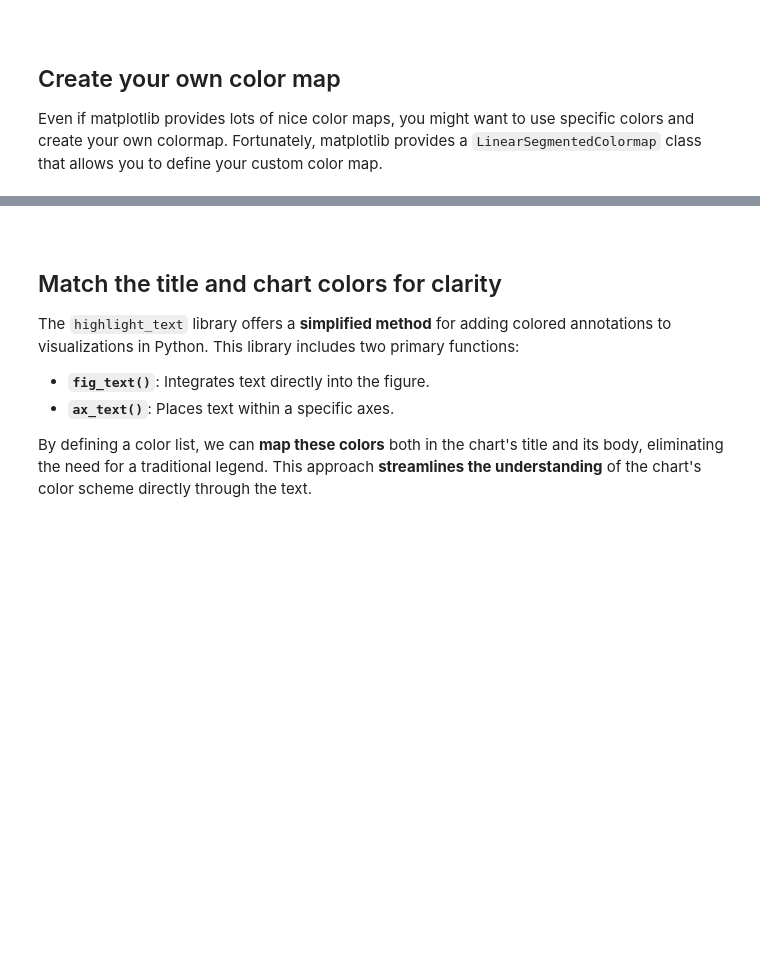
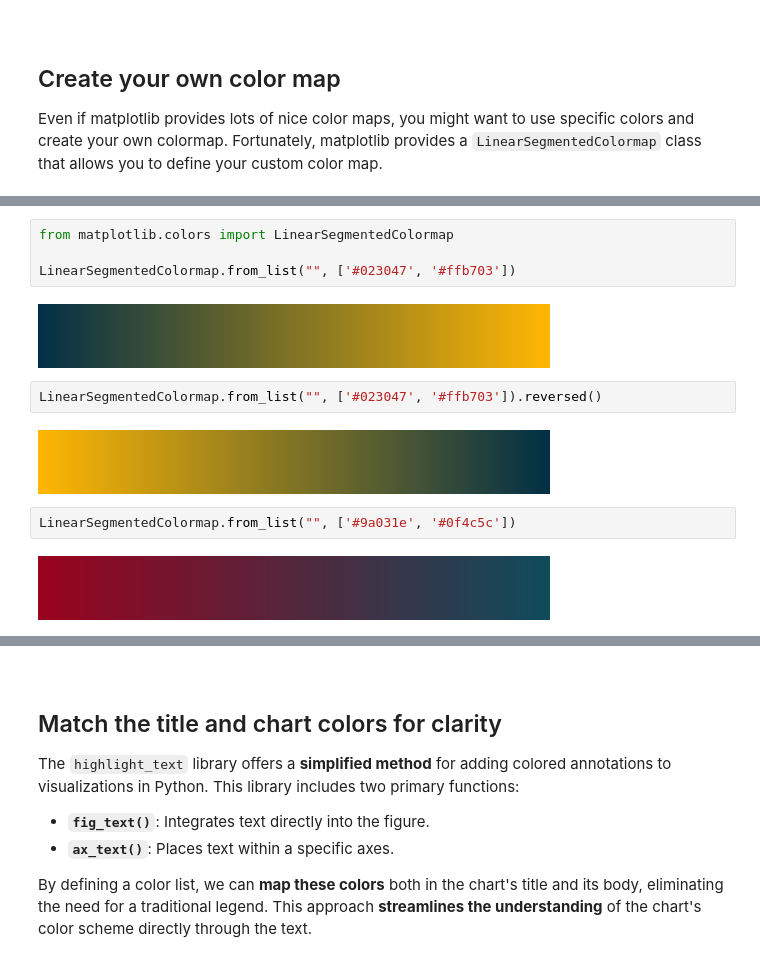
Before and after one commit to JosephBARBIERDARNAL/Sandbox, a Jupyter notebook: tips-matplotlib/matplotlib-tips.ipynb, the cells around one changed output, grey strips where cells are left out. Cells and saved outputs as stored; diff of their text form; blank space fills up the shorter version.

```diff
--- a/matplotlib-tips.ipynb
+++ b/tips-matplotlib/matplotlib-tips.ipynb
@@ -278,0 +221,14 @@ plt.show()
+# %%
+from matplotlib.colors import LinearSegmentedColormap
+
+LinearSegmentedColormap.from_list("", ['#023047', '#ffb703'])
+# %% [output]
+[figure, added]
+# %%
+LinearSegmentedColormap.from_list("", ['#023047', '#ffb703']).reversed()
+# %% [output]
+[figure, added]
+# %%
+LinearSegmentedColormap.from_list("", ['#9a031e', '#0f4c5c'])
+# %% [output]
+[figure, added]
```
Also changed, not shown: parts of 7 cells of this notebook, 14 other files.
